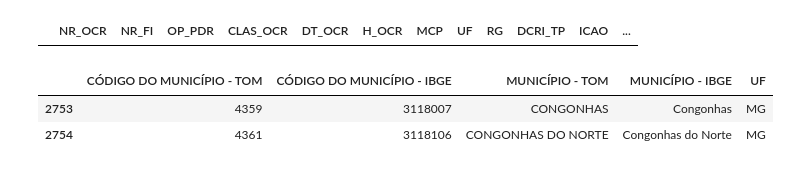
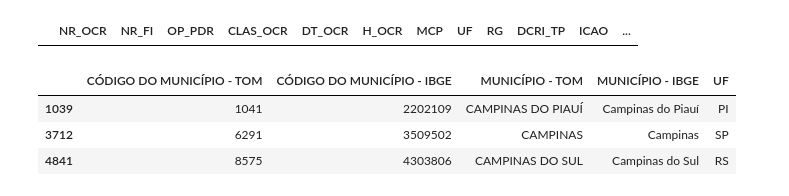
Before and after one commit to vitorluzz/etl-voos-anac, a Jupyter notebook: solution/job_stage_curated.ipynb, the cells around one changed output. Saved outputs shown, nothing was run; the diff lists cells and outputs as text; code cells hidden in the pictures.

```diff
--- a/solution/job_stage_curated.ipynb
+++ b/solution/job_stage_curated.ipynb
@@ -1296,12 +1643,13 @@ df_ocorrencias[df_ocorrencias['MCP'] == 'MIAMI']
 # %%
 df_municipios['MUNICÍPIO - TOM'] = df_municipios['MUNICÍPIO - TOM'].astype(str).str.strip().str.upper()
 # df_municipios[df_municipios['MUNICÍPIO - TOM'] == "VILA CONGONHAS"]
-
-df_municipios[df_municipios['MUNICÍPIO - TOM'].str.contains("CONGONHAS", na=False)]
+# Pará de Minas
+df_municipios[df_municipios['MUNICÍPIO - TOM'].str.contains("CAMPINAS", na=False)]
 # %% [output]
 |  | CÓDIGO DO MUNICÍPIO - TOM | CÓDIGO DO MUNICÍPIO - IBGE | MUNICÍPIO - TOM | MUNICÍPIO - IBGE | UF |
-| 2753 | 4359 | 3118007 | CONGONHAS | Congonhas | MG |
-| 2754 | 4361 | 3118106 | CONGONHAS DO NORTE | Congonhas do Norte | MG |
+| 1039 | 1041 | 2202109 | CAMPINAS DO PIAUÍ | Campinas do Piauí | PI |
+| 3712 | 6291 | 3509502 | CAMPINAS | Campinas | SP |
+| 4841 | 8575 | 4303806 | CAMPINAS DO SUL | Campinas do Sul | RS |
 # %%
 df_ocorrencias.head()
 # %% [output]
```
Also changed, not shown: parts of 3 cells of this notebook, 1 other file.
